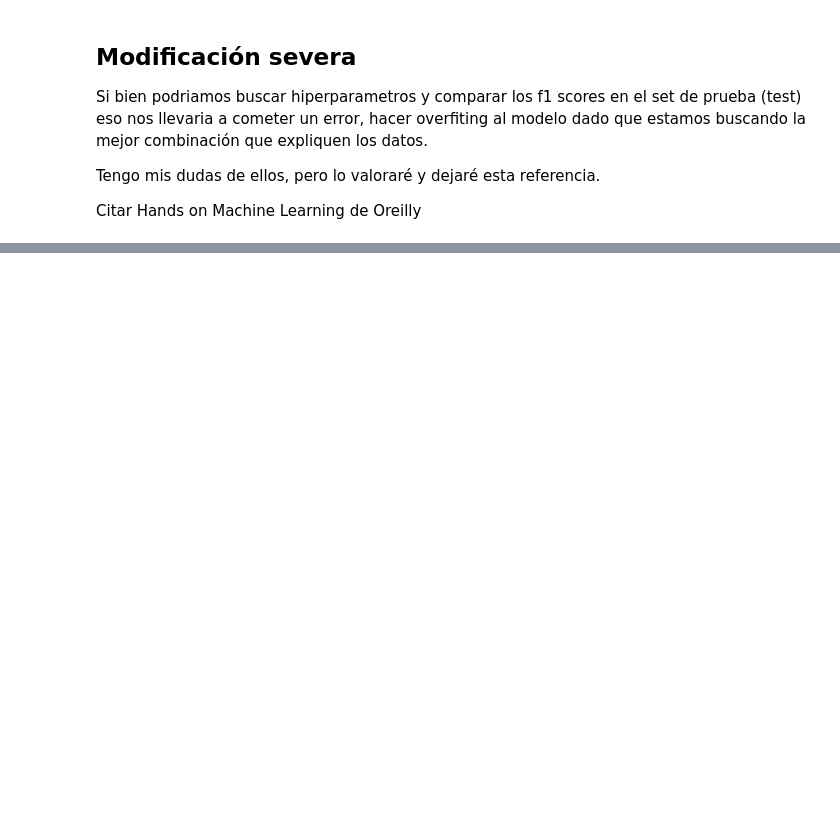
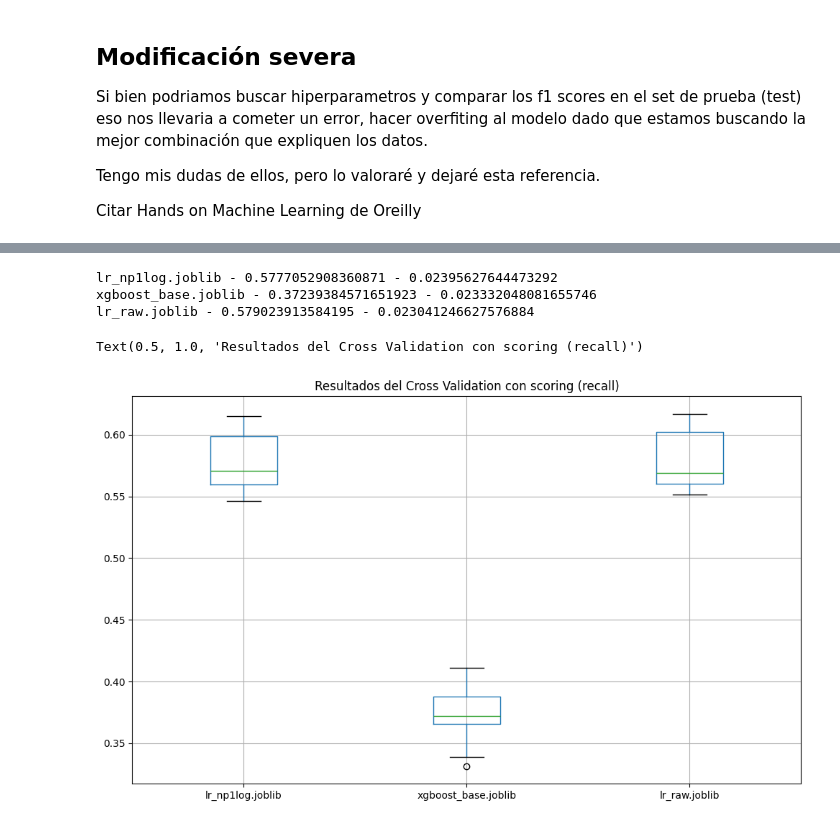
Before and after one commit to Groltjor/DCCCML, a Jupyter notebook: Notebooks/04_model_evaluation.ipynb, the cells around one changed output, grey strips where cells are left out. Saved outputs shown, nothing was run; the diff lists cells and outputs as text; code cells hidden in the pictures; blank space fills up the shorter version.

```diff
--- a/Notebooks/04_model_evaluation.ipynb
+++ b/Notebooks/04_model_evaluation.ipynb
@@ -203,0 +277,7 @@ frame.T['F1'].plot(kind = 'bar')
+# %%
+dataframes = []
+
+for modelo in macro_model:
+    nombres  = [nombre for nombre in modelo.keys()]
+    modelo_reg = pd.DataFrame(modelo).T.reset_index().drop(columns = 'index')
+    dataframes.append(modelo_reg)
@@ -203,0 +314,39 @@ frame.T['F1'].plot(kind = 'bar')
+# %%
+resultados = []
+names = []
+scoring = 'recall'
+i = 0
+
+for modelo in model_list:
+
+    kfold = model_selection.StratifiedKFold( ## MUY importante dada el balance de clase
+        n_splits = 10,
+        shuffle = True,
+        random_state = 42
+    )
+
+    cv_results = model_selection.cross_val_score(
+        modelo,
+        X_train, y_train,
+        cv = kfold,
+        scoring = scoring
+    )
+
+    resultados.append(cv_results)
+    names.append(lista_nombres[i])
+    msg = f'{lista_nombres[i]} - {cv_results.mean()} - {cv_results.std()}'
+    print(msg)
+    i+=1
+# %% [output]
+lr_np1log.joblib - 0.5777052908360871 - 0.02395627644473292
+xgboost_base.joblib - 0.37239384571651923 - 0.023332048081655746
+lr_raw.joblib - 0.579023913584195 - 0.023041246627576884
+# %%
+plt.figure(figsize = (12, 7))
+
+resultados_df = pd.DataFrame(resultados, index = names).T
+resultados_df.boxplot()
+plt.title(f'Resultados del Cross Validation con scoring ({scoring})')
+# %% [output]
+Text(0.5, 1.0, 'Resultados del Cross Validation con scoring (recall)')
+[figure, added]
```
Also changed, not shown: parts of 13 cells of this notebook, 3 other files.
